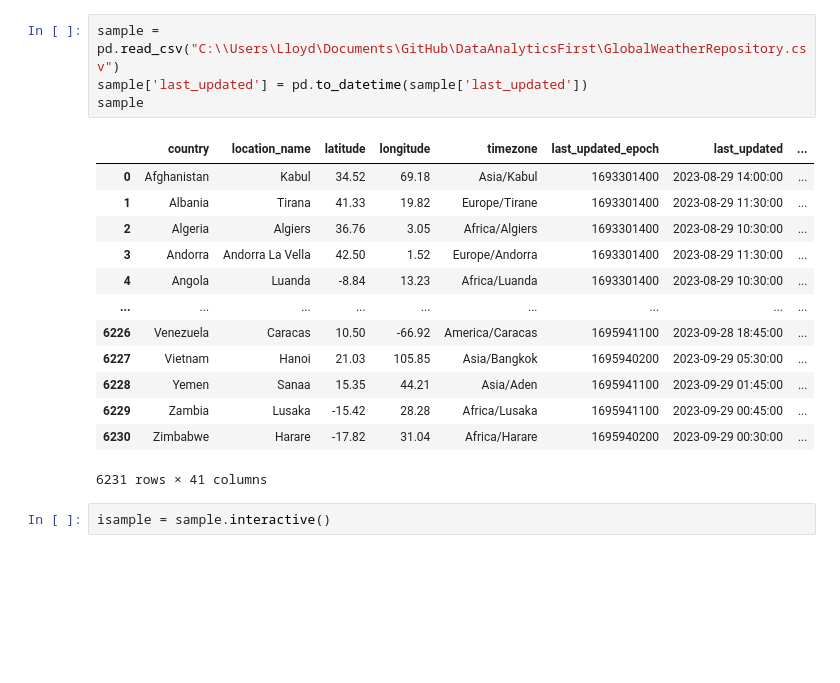
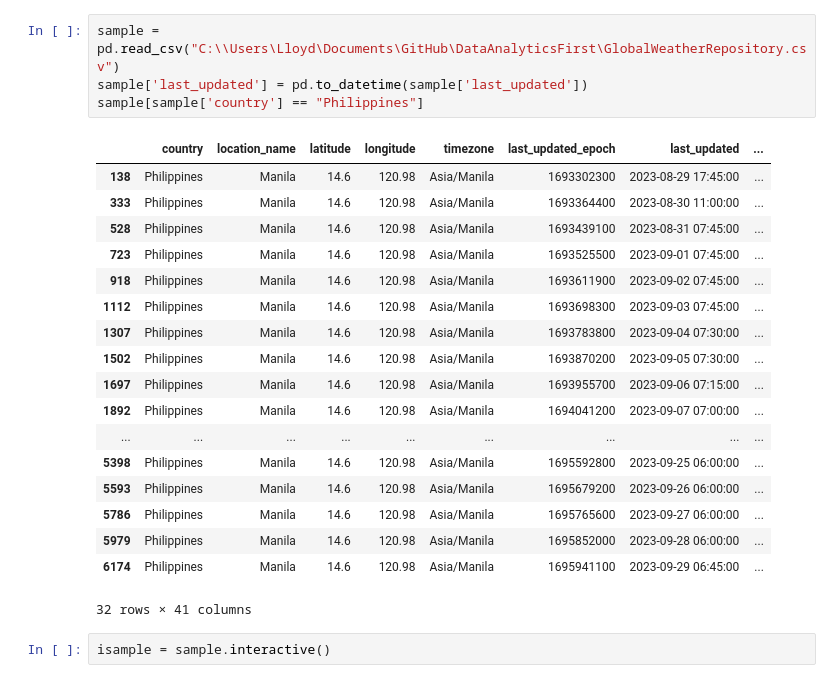
Before and after one commit to gabrielrago/DataAnalyticsFirst, a Jupyter notebook: Testing.ipynb, the cells around one changed output. Cells and saved outputs as stored; diff of their text form; blank space fills up the shorter version.

```diff
--- a/Testing.ipynb
+++ b/Testing.ipynb
@@ -18,21 +18,26 @@ import hvplot.pandas
 # %%
 sample = pd.read_csv("C:\\Users\Lloyd\Documents\GitHub\DataAnalyticsFirst\GlobalWeatherRepository.csv")
 sample['last_updated'] = pd.to_datetime(sample['last_updated'])
-sample
+sample[sample['country'] == "Philippines"]
 # %% [output]
 |  | country | location_name | latitude | longitude | timezone | last_updated_epoch | last_updated | ... |
-| 0 | Afghanistan | Kabul | 34.52 | 69.18 | Asia/Kabul | 1693301400 | 2023-08-29 14:00:00 | ... |
-| 1 | Albania | Tirana | 41.33 | 19.82 | Europe/Tirane | 1693301400 | 2023-08-29 11:30:00 | ... |
-| 2 | Algeria | Algiers | 36.76 | 3.05 | Africa/Algiers | 1693301400 | 2023-08-29 10:30:00 | ... |
-| 3 | Andorra | Andorra La Vella | 42.50 | 1.52 | Europe/Andorra | 1693301400 | 2023-08-29 11:30:00 | ... |
-| 4 | Angola | Luanda | -8.84 | 13.23 | Africa/Luanda | 1693301400 | 2023-08-29 10:30:00 | ... |
+| 138 | Philippines | Manila | 14.6 | 120.98 | Asia/Manila | 1693302300 | 2023-08-29 17:45:00 | ... |
+| 333 | Philippines | Manila | 14.6 | 120.98 | Asia/Manila | 1693364400 | 2023-08-30 11:00:00 | ... |
+| 528 | Philippines | Manila | 14.6 | 120.98 | Asia/Manila | 1693439100 | 2023-08-31 07:45:00 | ... |
+| 723 | Philippines | Manila | 14.6 | 120.98 | Asia/Manila | 1693525500 | 2023-09-01 07:45:00 | ... |
+| 918 | Philippines | Manila | 14.6 | 120.98 | Asia/Manila | 1693611900 | 2023-09-02 07:45:00 | ... |
+| 1112 | Philippines | Manila | 14.6 | 120.98 | Asia/Manila | 1693698300 | 2023-09-03 07:45:00 | ... |
+| 1307 | Philippines | Manila | 14.6 | 120.98 | Asia/Manila | 1693783800 | 2023-09-04 07:30:00 | ... |
+| 1502 | Philippines | Manila | 14.6 | 120.98 | Asia/Manila | 1693870200 | 2023-09-05 07:30:00 | ... |
+| 1697 | Philippines | Manila | 14.6 | 120.98 | Asia/Manila | 1693955700 | 2023-09-06 07:15:00 | ... |
+| 1892 | Philippines | Manila | 14.6 | 120.98 | Asia/Manila | 1694041200 | 2023-09-07 07:00:00 | ... |
 | ... | ... | ... | ... | ... | ... | ... | ... | ... |
-| 6226 | Venezuela | Caracas | 10.50 | -66.92 | America/Caracas | 1695941100 | 2023-09-28 18:45:00 | ... |
-| 6227 | Vietnam | Hanoi | 21.03 | 105.85 | Asia/Bangkok | 1695940200 | 2023-09-29 05:30:00 | ... |
-| 6228 | Yemen | Sanaa | 15.35 | 44.21 | Asia/Aden | 1695941100 | 2023-09-29 01:45:00 | ... |
-| 6229 | Zambia | Lusaka | -15.42 | 28.28 | Africa/Lusaka | 1695941100 | 2023-09-29 00:45:00 | ... |
-| 6230 | Zimbabwe | Harare | -17.82 | 31.04 | Africa/Harare | 1695940200 | 2023-09-29 00:30:00 | ... |
+| 5398 | Philippines | Manila | 14.6 | 120.98 | Asia/Manila | 1695592800 | 2023-09-25 06:00:00 | ... |
+| 5593 | Philippines | Manila | 14.6 | 120.98 | Asia/Manila | 1695679200 | 2023-09-26 06:00:00 | ... |
+| 5786 | Philippines | Manila | 14.6 | 120.98 | Asia/Manila | 1695765600 | 2023-09-27 06:00:00 | ... |
+| 5979 | Philippines | Manila | 14.6 | 120.98 | Asia/Manila | 1695852000 | 2023-09-28 06:00:00 | ... |
+| 6174 | Philippines | Manila | 14.6 | 120.98 | Asia/Manila | 1695941100 | 2023-09-29 06:45:00 | ... |
-6231 rows × 41 columns
+32 rows × 41 columns
 # %%
 isample = sample.interactive()
 # %% [markdown]
```
Also changed, not shown: parts of 8 cells of this notebook.
